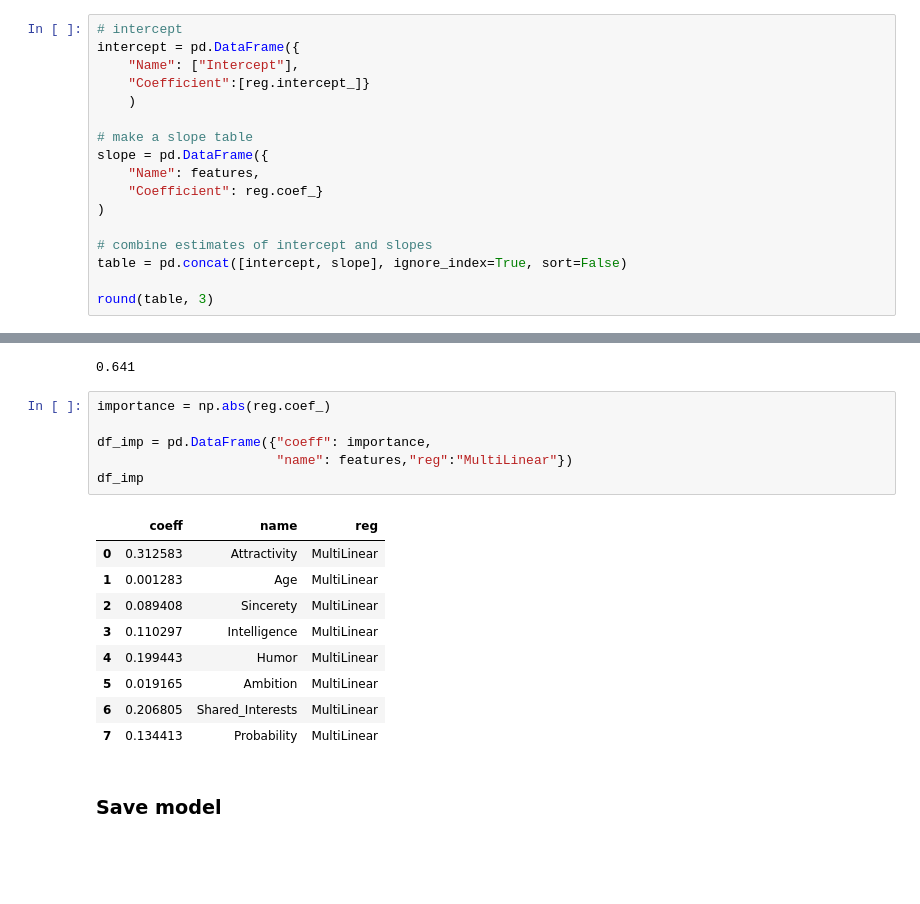
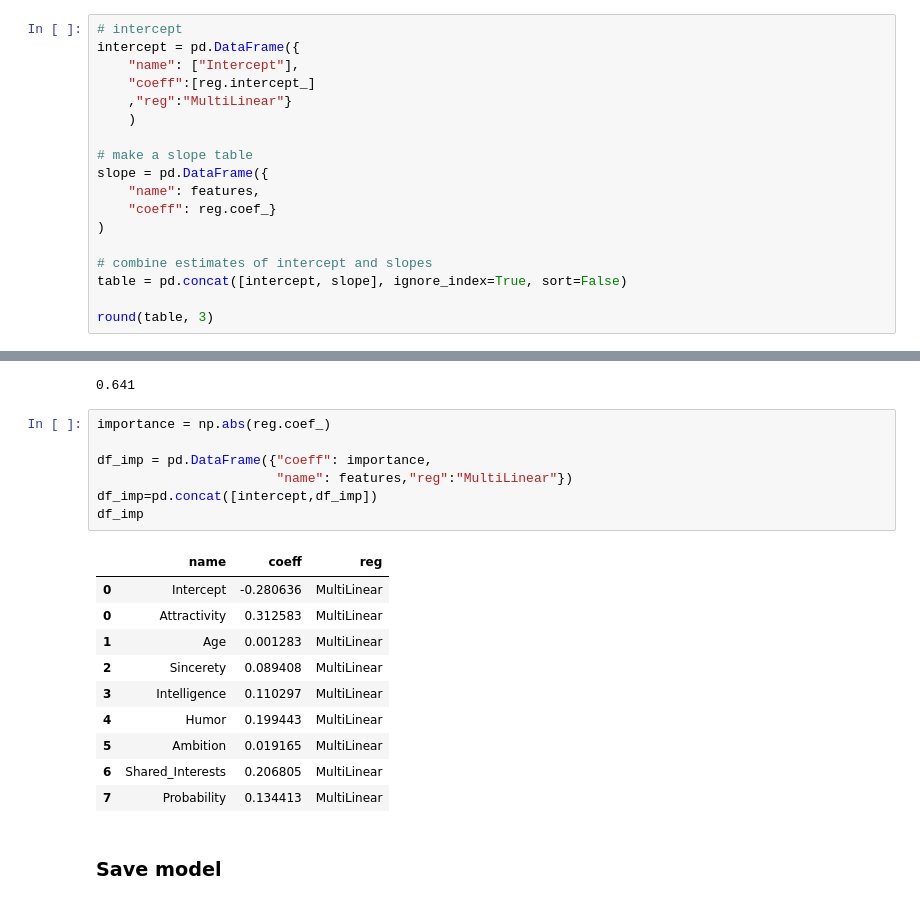
Before and after one commit to SvenWeiss-HDM/Projektgruppe_A, a Jupyter notebook: notebooks/draft-analysis_r.ipynb, the cells around one changed output, grey strips where cells are left out. Cells and saved outputs as stored; diff of their text form; blank space fills up the shorter version.

```diff
--- a/notebooks/draft-analysis_r.ipynb
+++ b/notebooks/draft-analysis_r.ipynb
@@ -682,14 +679,15 @@ LinearRegression()
 # %%
 # intercept
 intercept = pd.DataFrame({
-    "Name": ["Intercept"],
-    "Coefficient":[reg.intercept_]}
+    "name": ["Intercept"],
+    "coeff":[reg.intercept_]
+    ,"reg":"MultiLinear"}
     )
 
 # make a slope table
 slope = pd.DataFrame({
-    "Name": features,
-    "Coefficient": reg.coef_}
+    "name": features,
+    "coeff": reg.coef_}
 )
 
 # combine estimates of intercept and slopes
@@ -723,19 +721,21 @@ r2_score(y_test, y_pred).round(3)
 # %%
 importance = np.abs(reg.coef_)
 
 df_imp = pd.DataFrame({"coeff": importance,
                        "name": features,"reg":"MultiLinear"})
+df_imp=pd.concat([intercept,df_imp])
 df_imp
 # %% [output]
-|  | coeff | name | reg |
-| 0 | 0.312583 | Attractivity | MultiLinear |
-| 1 | 0.001283 | Age | MultiLinear |
-| 2 | 0.089408 | Sincerety | MultiLinear |
-| 3 | 0.110297 | Intelligence | MultiLinear |
-| 4 | 0.199443 | Humor | MultiLinear |
-| 5 | 0.019165 | Ambition | MultiLinear |
-| 6 | 0.206805 | Shared_Interests | MultiLinear |
-| 7 | 0.134413 | Probability | MultiLinear |
+|  | name | coeff | reg |
+| 0 | Intercept | -0.280636 | MultiLinear |
+| 0 | Attractivity | 0.312583 | MultiLinear |
+| 1 | Age | 0.001283 | MultiLinear |
+| 2 | Sincerety | 0.089408 | MultiLinear |
+| 3 | Intelligence | 0.110297 | MultiLinear |
+| 4 | Humor | 0.199443 | MultiLinear |
+| 5 | Ambition | 0.019165 | MultiLinear |
+| 6 | Shared_Interests | 0.206805 | MultiLinear |
+| 7 | Probability | 0.134413 | MultiLinear |
 # %% [markdown]
 ### Save model
 # %% [markdown]
```
Also changed, not shown: parts of 7 cells of this notebook, 1 other file.
